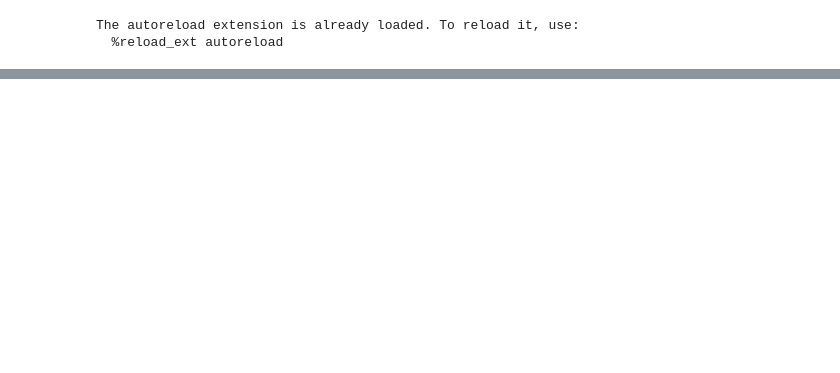
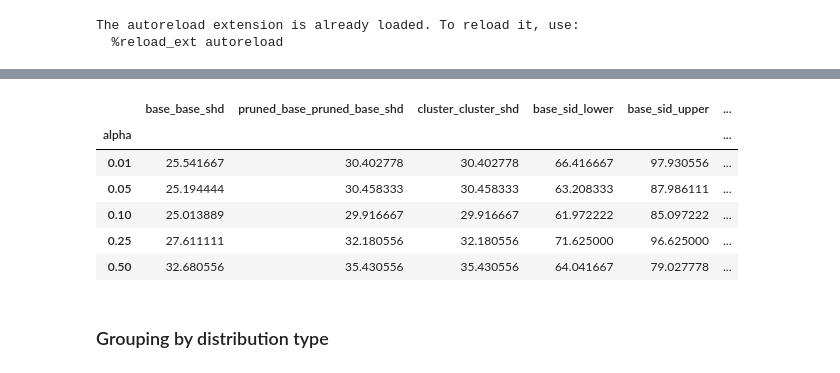
Before and after one commit to JanMarcoRuizdeVargas/clustercausal, a Jupyter notebook: Gridsearch_mini_eval1.ipynb, the cells around one changed output, grey strips where cells are left out. Saved outputs shown, nothing was run; the diff lists cells and outputs as text; code cells hidden in the pictures; blank space fills up the shorter version.

```diff
--- a/Gridsearch_mini_eval1.ipynb
+++ b/Gridsearch_mini_eval1.ipynb
@@ -54,0 +64,5 @@ data[metrics].describe()
+# %%
+dist_metrics = ['base_base_shd', 'pruned_base_pruned_base_shd', 'cluster_cluster_shd', \
+           'base_sid_lower', 'base_sid_upper', 'pruned_base_sid_lower', 'pruned_base_sid_upper', \
+              'cluster_sid_lower', 'cluster_sid_upper']
+data[dist_metrics].describe()
@@ -54,0 +117,12 @@ data[metrics].describe()
+# %%
+data.groupby('alpha').mean()[dist_metrics]
+# %% [output]
+|  | base_base_shd | pruned_base_pruned_base_shd | cluster_cluster_shd | base_sid_lower | base_sid_upper | ... |
+| alpha |  |  |  |  |  | ... |
+| 0.01 | 25.541667 | 30.402778 | 30.402778 | 66.416667 | 97.930556 | ... |
+| 0.05 | 25.194444 | 30.458333 | 30.458333 | 63.208333 | 87.986111 | ... |
+| 0.10 | 25.013889 | 29.916667 | 29.916667 | 61.972222 | 85.097222 | ... |
+| 0.25 | 27.611111 | 32.180556 | 32.180556 | 71.625000 | 96.625000 | ... |
+| 0.50 | 32.680556 | 35.430556 | 35.430556 | 64.041667 | 79.027778 | ... |
+# %% [markdown]
+### Grouping by distribution type
```
Also changed, not shown: parts of 20 cells of this notebook, 10 other files.
